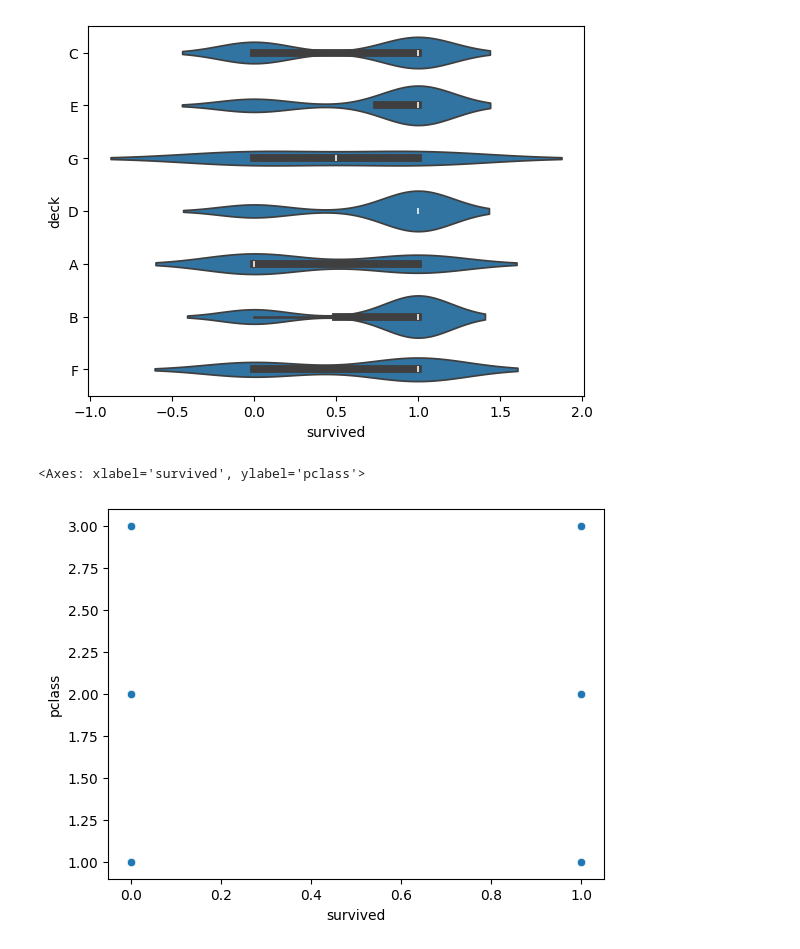
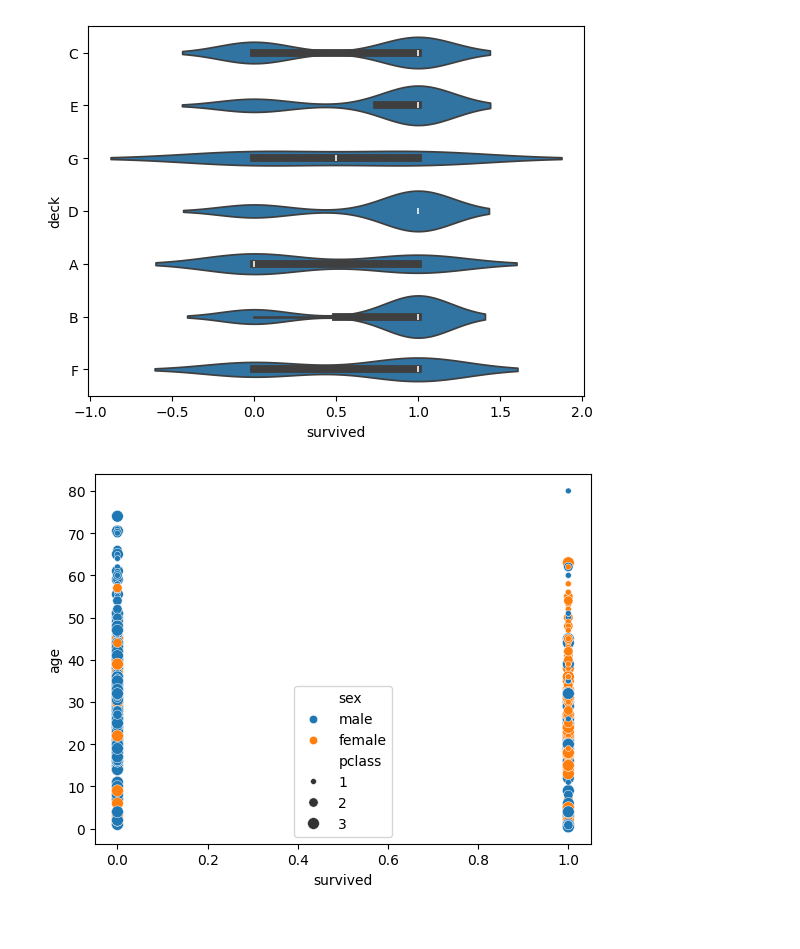
Before and after one commit to Dharanir31/OpenAI, a Jupyter notebook: Sep24_002_EDA_Visuals.ipynb, the cells around one changed output. Drawn from its saved outputs; the diff is of its cells as text; code cells hidden in the pictures.

```diff
--- a/Sep24_002_EDA_Visuals.ipynb
+++ b/Sep24_002_EDA_Visuals.ipynb
@@ -346,7 +346,8 @@ sns.violinplot(data=ti, x='survived',y='deck')
 <Axes: xlabel='survived', ylabel='deck'>
 [figure]
 # %%
-sns.scatterplot(data=ti, x='survived', y='pclass')
+sns.scatterplot(data=ti, x='survived', y='age',
+                hue = 'sex',
+                size = 'pclass');
 # %% [output]
-<Axes: xlabel='survived', ylabel='pclass'>
-[figure, old version]
+[figure, new version]
```
